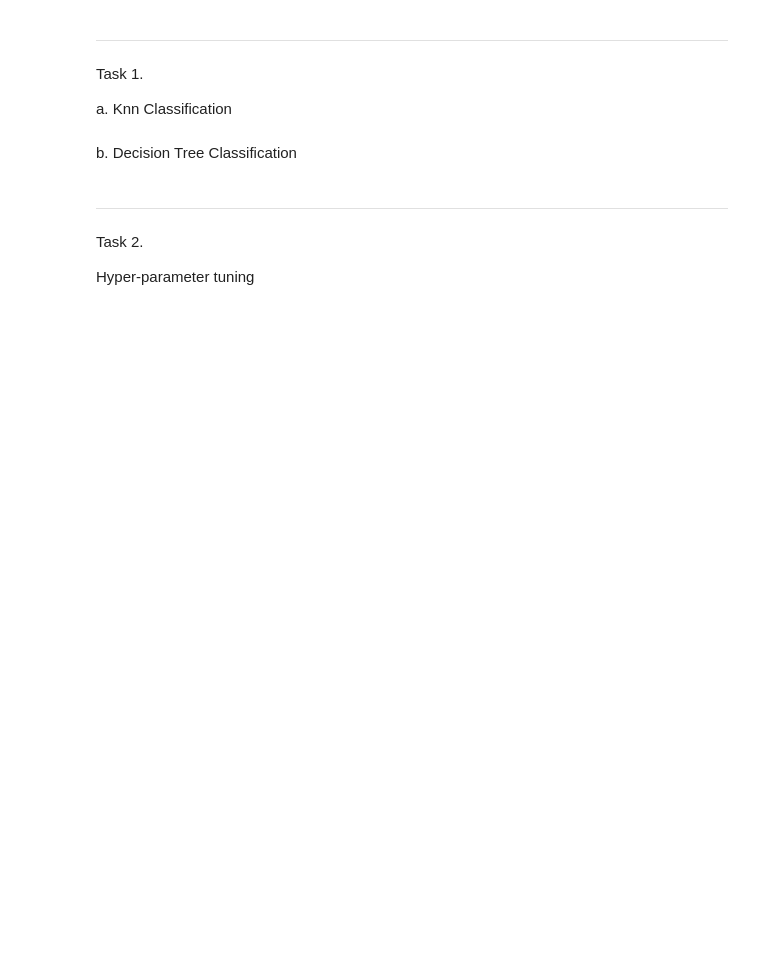
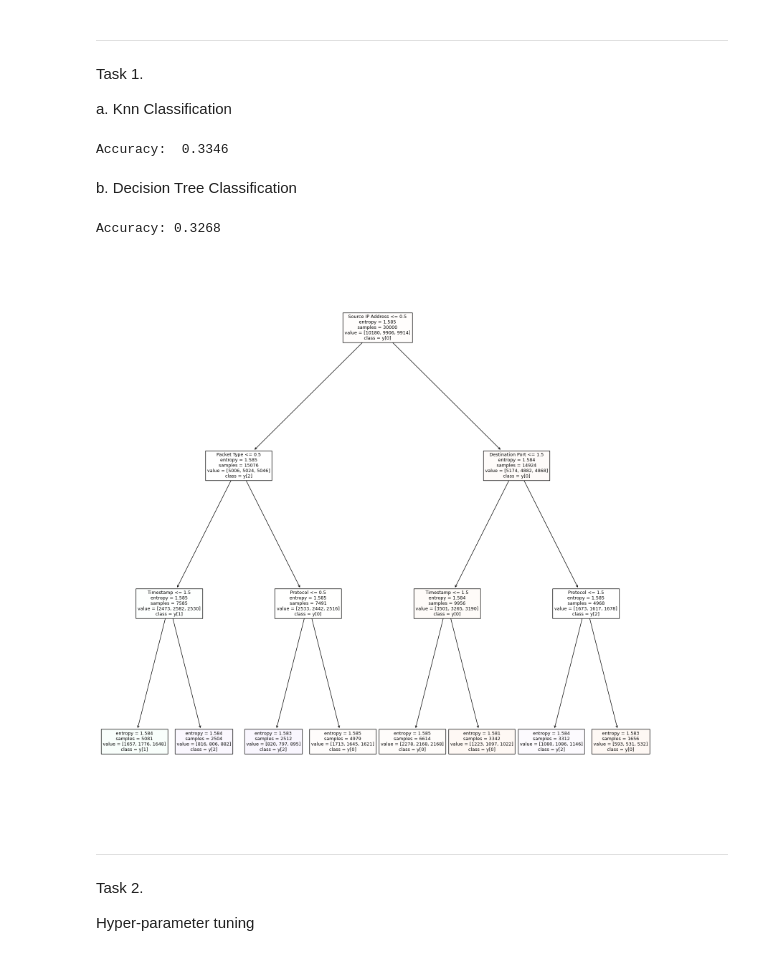
Before and after one commit to AbdulazizJabri/DataAnalysisProject-SP24, a Jupyter notebook: Part 3/134563_134362.ipynb, the cells around one changed output. Saved outputs shown, nothing was run; the diff lists cells and outputs as text; code cells hidden in the pictures; blank space fills up the shorter version.

```diff
--- a/Part 3/134563_134362.ipynb
+++ b/Part 3/134563_134362.ipynb
@@ -33,33 +41,3 @@ data.head()
 ---
 
 Pre-Processing
-# %%
-# Fill Missing Data
-df = pd.DataFrame(data)
-df_clean = df.apply(lambda x: x.fillna(x.value_counts().index[0]))
-df_clean.head()
-
-# Encode from Categorical to Numerical
-from sklearn.preprocessing import LabelEncoder
-labelencoder = LabelEncoder()
-data['Timestamp'] = labelencoder.fit_transform(data['Timestamp'])
-data['Source IP Address'] = labelencoder.fit_transform(data['Source IP Address'])
-data['Destination IP Address'] = labelencoder.fit_transform(data['Destination IP Address'])
-data['Protocol'] = labelencoder.fit_transform(data['Protocol'])
-data['Packet Type'] = labelencoder.fit_transform(data['Packet Type'])
-data['Traffic Type'] = labelencoder.fit_transform(data['Traffic Type'])
-data['Payload Data'] = labelencoder.fit_transform(data['Payload Data'])
-data['Malware Indicators'] = labelencoder.fit_transform(data['Malware Indicators'])
-data['Alerts/Warnings'] = labelencoder.fit_transform(data['Alerts/Warnings'])
-data['Attack Type'] = labelencoder.fit_transform(data['Attack Type'])
-data['Attack Signature'] = labelencoder.fit_transform(data['Attack Signature'])
-data['Action Taken'] = labelencoder.fit_transform(data['Action Taken'])
-data['Severity Level'] = labelencoder.fit_transform(data['Severity Level'])
-data['User Information'] = labelencoder.fit_transform(data['User Information'])
-data['Network Segment'] = labelencoder.fit_transform(data['Network Segment'])
-data['Geo-location Data'] = labelencoder.fit_transform(data['Geo-location Data'])
-data['Proxy Information'] = labelencoder.fit_transform(data['Proxy Information'])
-data['Firewall Logs'] = labelencoder.fit_transform(data['Firewall Logs'])
-data['IDS/IPS Alerts'] = labelencoder.fit_transform(data['IDS/IPS Alerts'])
-data['Log Source'] = labelencoder.fit_transform(data['Log Source'])
-data['Device Information'] = labelencoder.fit_transform(data['Device Information'])
@@ -65,0 +57,6 @@ data['Device Information'] = labelencoder.fit_transform(data['Device Information
+# %%
+# Encode from Categorical to Numerical
+from sklearn.preprocessing import LabelEncoder
+labelencoder = LabelEncoder()
+df_clean_encoded = df_clean.apply(lambda x: labelencoder.fit_transform(x) if x.dtype == 'object' else x)
+df_clean_encoded.head()
@@ -70,9 +75,9 @@ Task 1.
 
 a. Knn Classification
 # %%
-x = df[['Source IP Address', 'Destination IP Address', 'Source Port', 'Destination Port', 'Protocol', 'Packet Length', 'Packet Type', 'Traffic Type', 'Payload Data']]
+x = df_clean_encoded[['Protocol', 'Packet Type', 'Traffic Type', 'Action Taken', 'Severity Level', 'Network Segment', 'Log Source', 'Attack Signature']]
 
-y = data['Attack Type']
+y = df_clean_encoded['Attack Type']
 
 xtrain,xtest,ytrain,ytest = train_test_split(x, y, test_size=0.25)
 
@@ -83,27 +88,32 @@ Knn.fit(xtrain, ytrain)
 ypred = Knn.predict(xtest)
 
 print("Accuracy: ", accuracy_score(ytest, ypred))
+# %% [output]
+Accuracy:  0.3346
 # %% [markdown]
 b. Decision Tree Classification
 # %%
 classifier = DecisionTreeClassifier(criterion='entropy', random_state=0, max_depth=3)
 
-x = df[['Source IP Address', 'Destination IP Address', 'Source Port', 'Destination Port', 'Protocol', 'Packet Length', 'Packet Type', 'Traffic Type', 'Payload Data']]
+x = df_clean_encoded[['Protocol', 'Packet Type', 'Traffic Type', 'Action Taken', 'Severity Level', 'Network Segment', 'Log Source', 'Attack Signature']]
 
-y = data['Attack Type']
+y = df_clean_encoded['Attack Type']
 
 xtrain, xtest, ytrain, ytest = train_test_split(x, y, test_size=0.25, random_state=0)
 
 classifier.fit(xtrain, ytrain)
 
 ypred = classifier.predict(xtest)
 
 print("Accuracy:", accuracy_score(ytest, ypred))
 
 from sklearn.tree import plot_tree
 plt.figure(figsize=(20, 20))
 plot_tree(classifier, filled=True, feature_names=data.columns[:-1], class_names=True)
 plt.show()
+# %% [output]
+Accuracy: 0.3268
+[figure, added]
 # %% [markdown]
 ---
 
```
Also changed, not shown: parts of 5 cells of this notebook.
